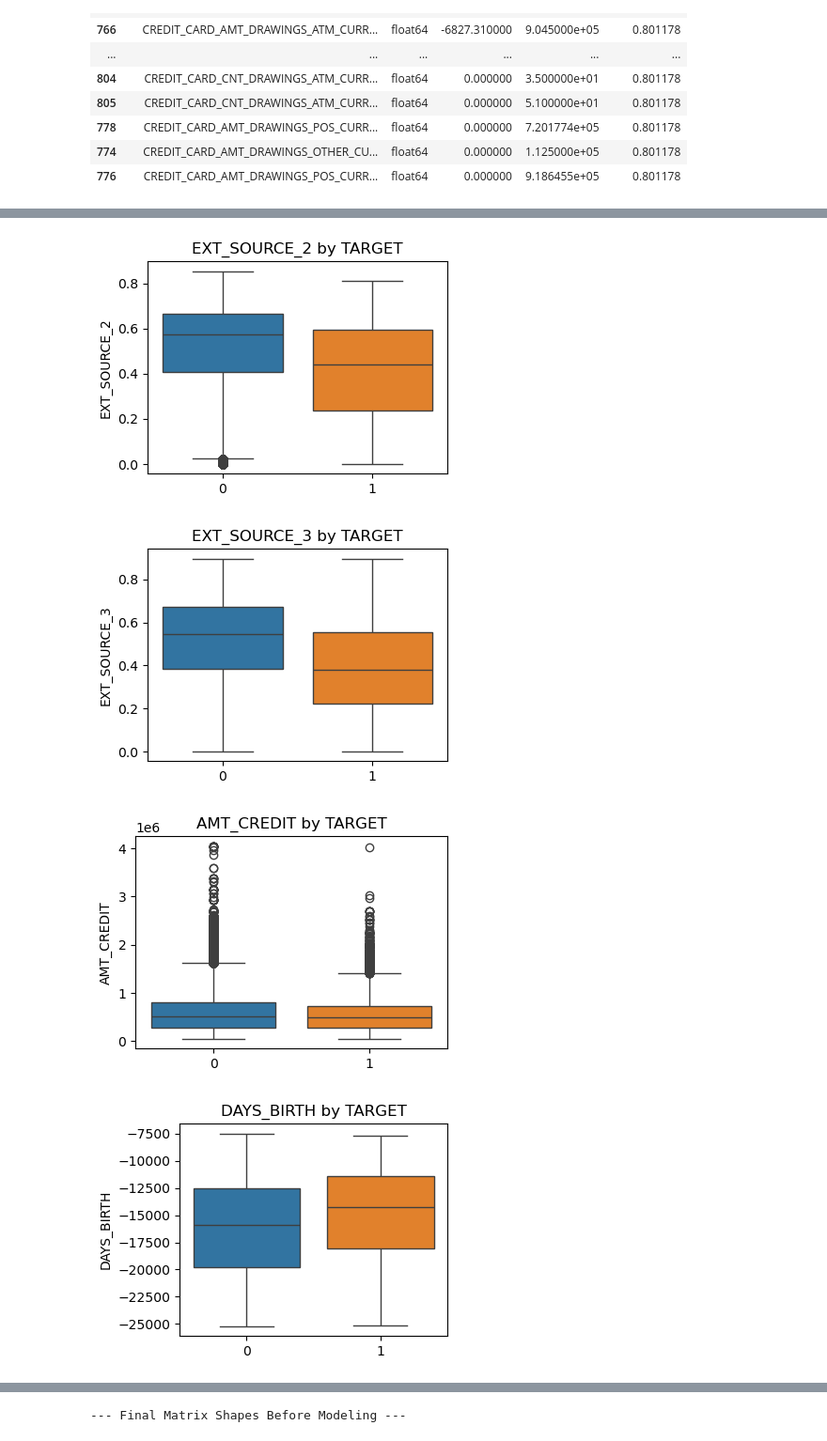
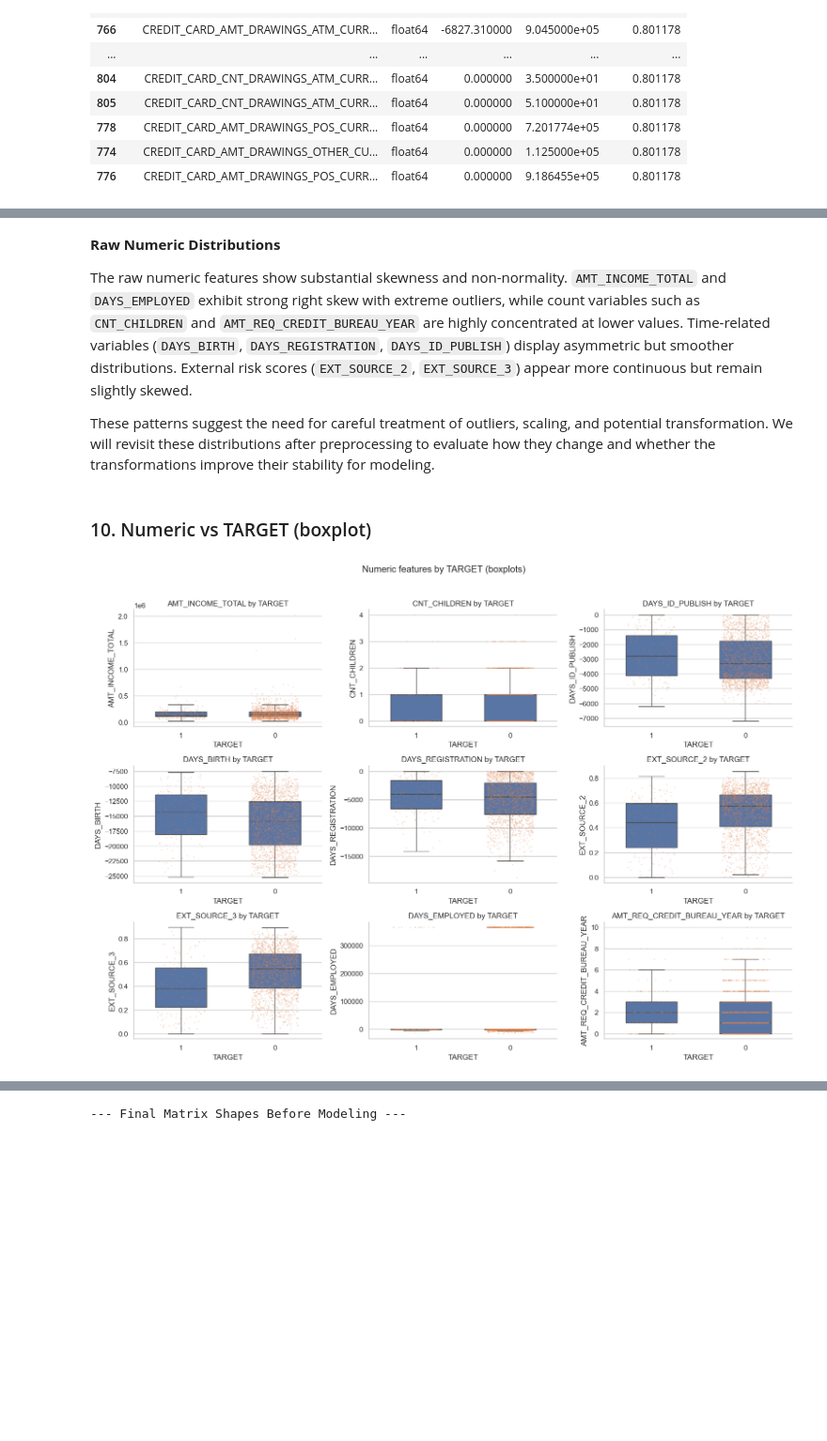
Before and after one commit to olddoorhead/5243Project1, a Jupyter notebook: Project_1.ipynb, the cells around one changed output, grey strips where cells are left out. Shown at 94% size. Saved outputs shown, nothing was run; the diff lists cells and outputs as text; code cells hidden in the pictures; blank space fills up the shorter version.

```diff
--- a/Project_1.ipynb
+++ b/Project_1.ipynb
@@ -747,18 +932,66 @@ for c in num_cols:
+# %% [markdown]
+**Raw Numeric Distributions**
+
+The raw numeric features show substantial skewness and non-normality. `AMT_INCOME_TOTAL` and `DAYS_EMPLOYED` exhibit strong right skew with extreme outliers, while count variables such as `CNT_CHILDREN` and `AMT_REQ_CREDIT_BUREAU_YEAR` are highly concentrated at lower values. Time-related variables (`DAYS_BIRTH`, `DAYS_REGISTRATION`, `DAYS_ID_PUBLISH`) display asymmetric but smoother distributions. External risk scores (`EXT_SOURCE_2`, `EXT_SOURCE_3`) appear more continuous but remain slightly skewed.
+
+These patterns suggest the need for careful treatment of outliers, scaling, and potential transformation. We will revisit these distributions after preprocessing to evaluate how they change and whether the transformations improve their stability for modeling.
+# %% [markdown]
+### 10. Numeric vs TARGET (boxplot)
 # %%
-# EDA 7: Numeric vs TARGET (boxplot) for a few strong features
-box_cols = [c for c in ["EXT_SOURCE_2","EXT_SOURCE_3","AMT_CREDIT","DAYS_BIRTH"] if c in train_joined.columns]
+box_candidates = [
+    "AMT_INCOME_TOTAL","CNT_CHILDREN","DAYS_ID_PUBLISH","DAYS_BIRTH","DAYS_REGISTRATION",
+    "EXT_SOURCE_2","EXT_SOURCE_3","DAYS_EMPLOYED","AMT_REQ_CREDIT_BUREAU_YEAR"
+]
+box_cols = [c for c in box_candidates if c in train_joined.columns]
 
-for c in box_cols:
-    d0 = train_joined.loc[train_joined["TARGET"]==0, c].dropna()
-    d1 = train_joined.loc[train_joined["TARGET"]==1, c].dropna()
-    plt.figure(figsize=(4,3))
-    sns.boxplot([d0.values, d1.values])
-    plt.ylabel(c)
-    plt.title(f"{c} by TARGET")
-    plt.tight_layout()
-    plt.show()
+sns.set_theme(style="whitegrid", context="notebook")
+
+n = len(box_cols)
+ncols = 3
+nrows = math.ceil(n / ncols)
+
+fig, axes = plt.subplots(nrows=nrows, ncols=ncols, figsize=(ncols * 5.2, nrows * 3.6))
+axes = axes.ravel() if n > 1 else [axes]
+
+for i, c in enumerate(box_cols):
+    ax = axes[i]
+
+    # Use a long-form DataFrame for seaborn (cleaner + supports labels)
+    tmp = train_joined[["TARGET", c]].dropna().copy()
+    tmp["TARGET"] = tmp["TARGET"].astype(int).astype(str)  # show as "0"/"1"
+
+    sns.boxplot(
+        data=tmp,
+        x="TARGET",
+        y=c,
+        ax=ax,
+        showfliers=False,          # reduces clutter from extreme outliers
+        width=0.55,
+        linewidth=1
+    )
+
+    # Add light jittered points to show distribution density (optional but informative)
+    sns.stripplot(
+        data=tmp.sample(min(len(tmp), 2000), random_state=42),  # cap points for speed/clarity
+        x="TARGET",
+        y=c,
+        ax=ax,
+        size=2,
+        alpha=0.25,
+        jitter=0.25
+    )
+
+    ax.set_title(f"{c} by TARGET")
+    ax.set_xlabel("TARGET")
+    ax.set_ylabel(c)
+
+# Turn off unused subplots
+for j in range(i + 1, len(axes)):
+    axes[j].axis("off")
+
+fig.suptitle("Numeric features by TARGET (boxplots)", y=1.02)
+sns.despine()
+plt.tight_layout()
+plt.show()
 # %% [output]
-[figure, old version]
+[figure, new version]
-[figure, removed]
-[figure, removed]
-[figure, removed]
```
Also changed, not shown: parts of 42 cells of this notebook, 32 other files.
